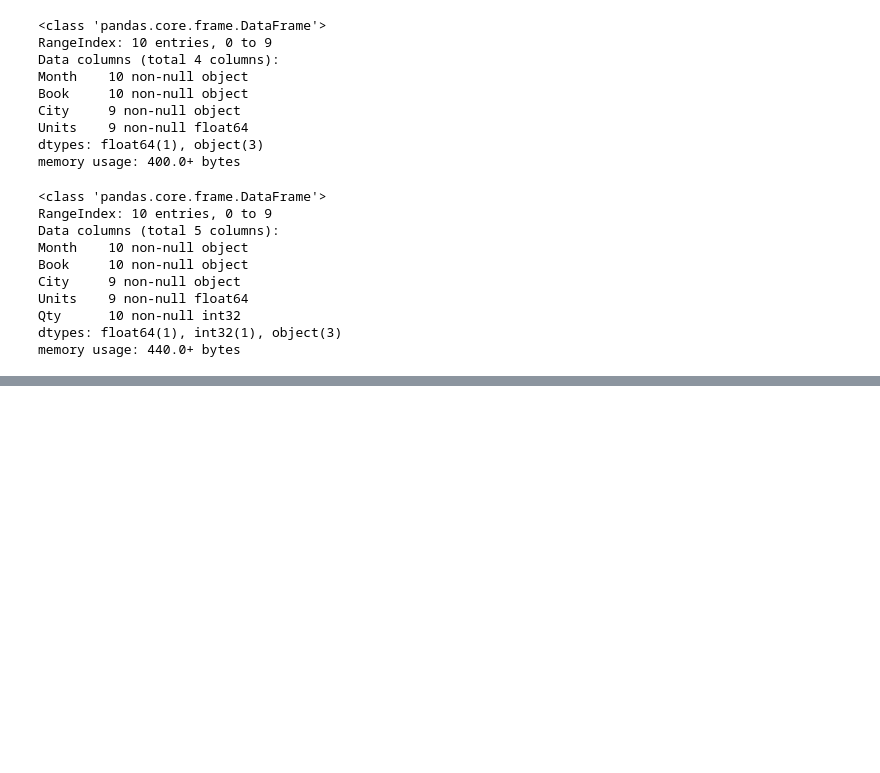
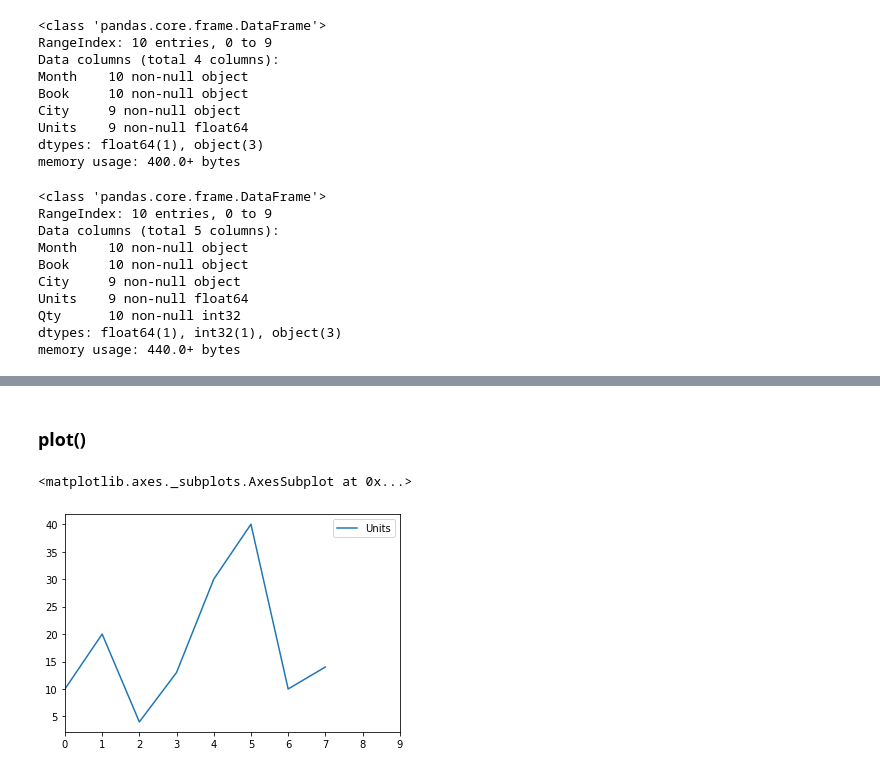
Before and after one commit to srikanthpragada/DS_16_AUG_2019, a Jupyter notebook: pandas_df_demo.ipynb, the cells around one changed output, grey strips where cells are left out. Cells and saved outputs as stored; diff of their text form; code cells hidden in the pictures; blank space fills up the shorter version.

```diff
--- a/pandas_df_demo.ipynb
+++ b/pandas_df_demo.ipynb
@@ -420,0 +436,7 @@ sales.to_csv('newsales.csv', index=False)
+# %% [markdown]
+### plot()
+# %%
+sales.plot(kind='line')
+# %% [output]
+<matplotlib.axes._subplots.AxesSubplot at 0x...>
+[figure, added]
```
Also changed, not shown: parts of 7 cells of this notebook, 2 other files.
